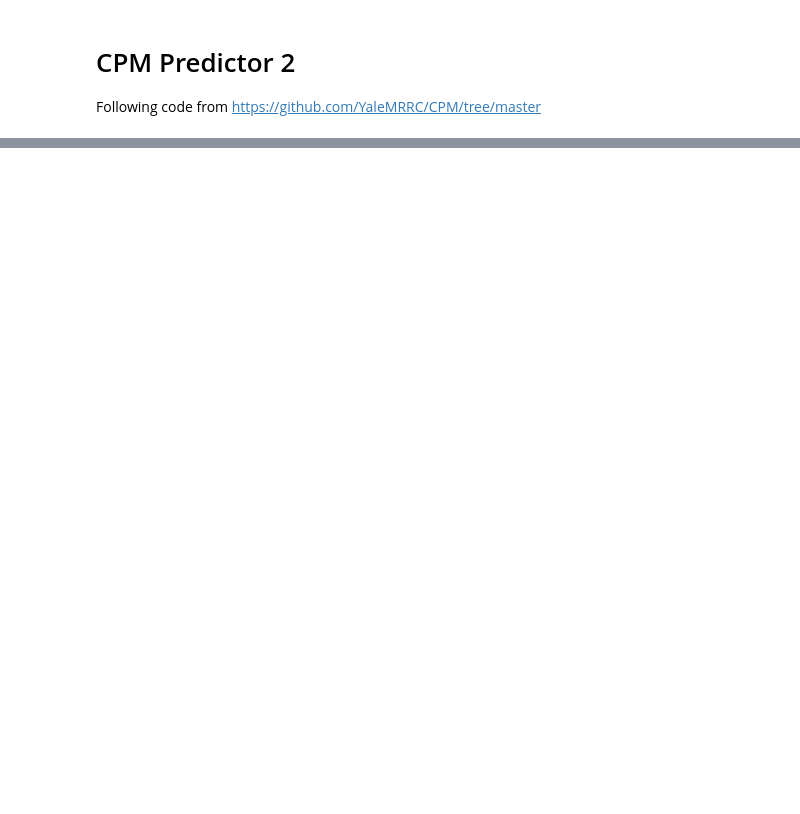
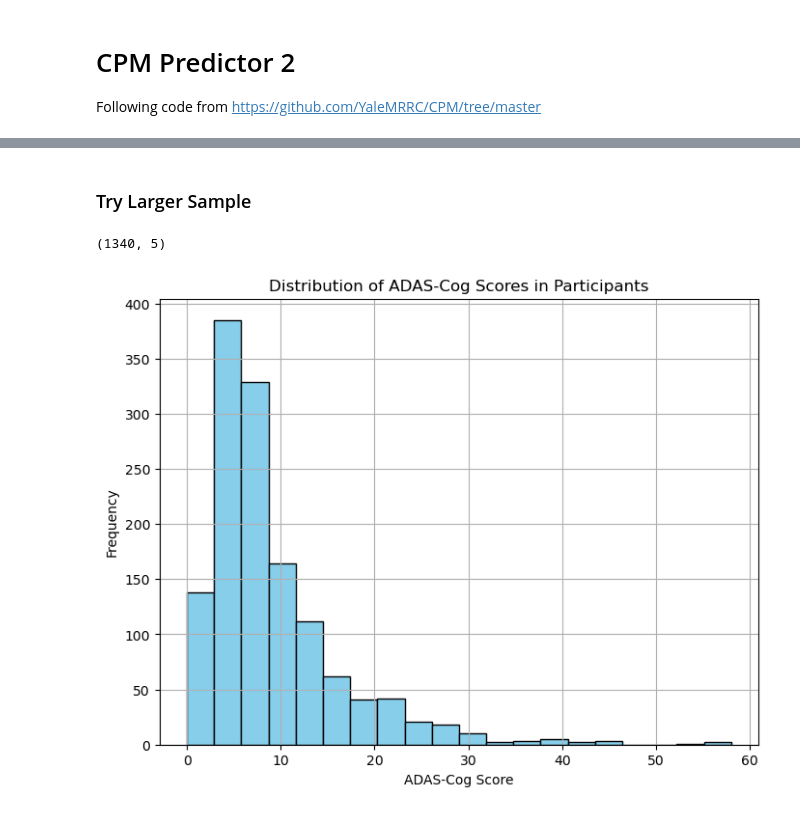
Before and after one commit to dChakr/ad_modelling_fyp, a Jupyter notebook: predictors/cpm_2.ipynb, the cells around one changed output, grey strips where cells are left out. Drawn from its saved outputs; the diff is of its cells as text; code cells hidden in the pictures; blank space fills up the shorter version.

```diff
--- a/predictors/cpm_2.ipynb
+++ b/predictors/cpm_2.ipynb
@@ -123,0 +449,21 @@ def kfold_cpm(X,y,k):
+# %% [markdown]
+### Try Larger Sample
+# %%
+ADAS_DATA_ALL = '../data/ADAS_ADNIGO23_17Apr2024_FILTERED_wfiles.csv'
+df_all = pd.read_csv(ADAS_DATA_ALL)
+df_all.shape
+# %% [output]
+(1340, 5)
+# %%
+plt.figure(figsize=(8, 6))
+plt.hist(df_all['TOTSCORE'], bins=20, color='skyblue', edgecolor='black')
+plt.title('Distribution of ADAS-Cog Scores in Participants')
+plt.xlabel('ADAS-Cog Score')
+plt.ylabel('Frequency')
+plt.grid(True)
+plt.axis('on')
+# plt.savefig('../data/adas_score_dist_20.png')
+
+plt.show()
+# %% [output]
+[figure, added]
```
Also changed, not shown: parts of 44 cells of this notebook, 4 other files.
